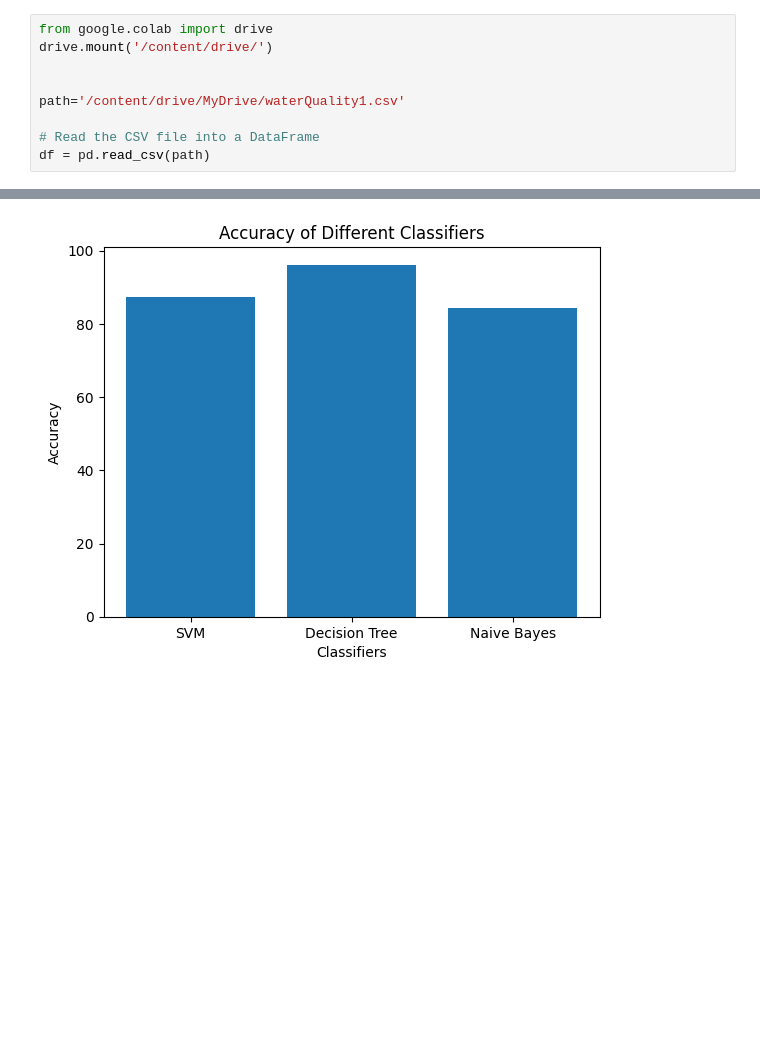
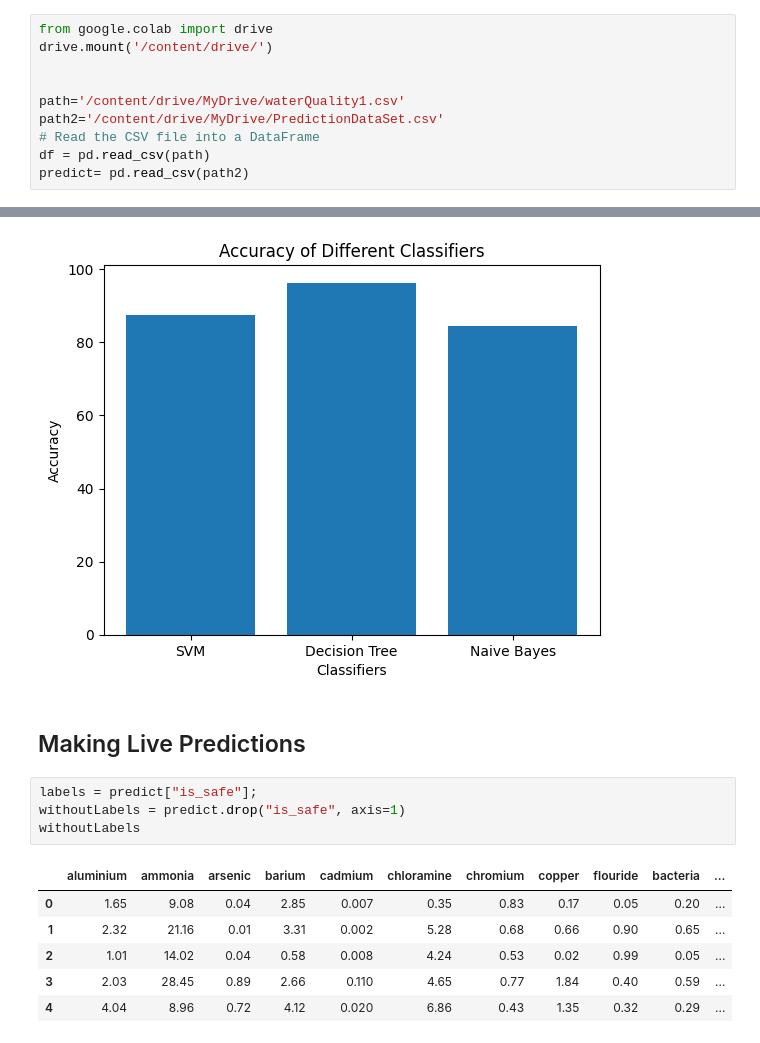
Before and after one commit to AsadNazir/ML-Semester-Project, a Jupyter notebook: ModifiedCode.ipynb, the cells around one changed output, grey strips where cells are left out. Saved outputs shown, nothing was run; the diff lists cells and outputs as text; blank space fills up the shorter version.

```diff
--- a/ModifiedCode.ipynb
+++ b/ModifiedCode.ipynb
@@ -13,9 +13,10 @@ drive.mount('/content/drive/')
 
 
 path='/content/drive/MyDrive/waterQuality1.csv'
-
+path2='/content/drive/MyDrive/PredictionDataSet.csv'
 # Read the CSV file into a DataFrame
 df = pd.read_csv(path)
+predict= pd.read_csv(path2)
 # %% [output]
 Drive already mounted at /content/drive/; to attempt to forcibly remount, call drive.mount("/content/drive/", force_remount=True).
 # %%
@@ -191,3 +177,16 @@ plt.title('Accuracy of Different Classifiers')
 plt.show()
 # %% [output]
 [figure]
+# %% [markdown]
+## Making Live Predictions
+# %%
+labels = predict["is_safe"];
+withoutLabels = predict.drop("is_safe", axis=1)
+withoutLabels
+# %% [output]
+|  | aluminium | ammonia | arsenic | barium | cadmium | chloramine | chromium | copper | flouride | bacteria | ... |
+| 0 | 1.65 | 9.08 | 0.04 | 2.85 | 0.007 | 0.35 | 0.83 | 0.17 | 0.05 | 0.20 | ... |
+| 1 | 2.32 | 21.16 | 0.01 | 3.31 | 0.002 | 5.28 | 0.68 | 0.66 | 0.90 | 0.65 | ... |
+| 2 | 1.01 | 14.02 | 0.04 | 0.58 | 0.008 | 4.24 | 0.53 | 0.02 | 0.99 | 0.05 | ... |
+| 3 | 2.03 | 28.45 | 0.89 | 2.66 | 0.110 | 4.65 | 0.77 | 1.84 | 0.40 | 0.59 | ... |
+| 4 | 4.04 | 8.96 | 0.72 | 4.12 | 0.020 | 6.86 | 0.43 | 1.35 | 0.32 | 0.29 | ... |
```
Also changed, not shown: parts of 4 cells of this notebook.
